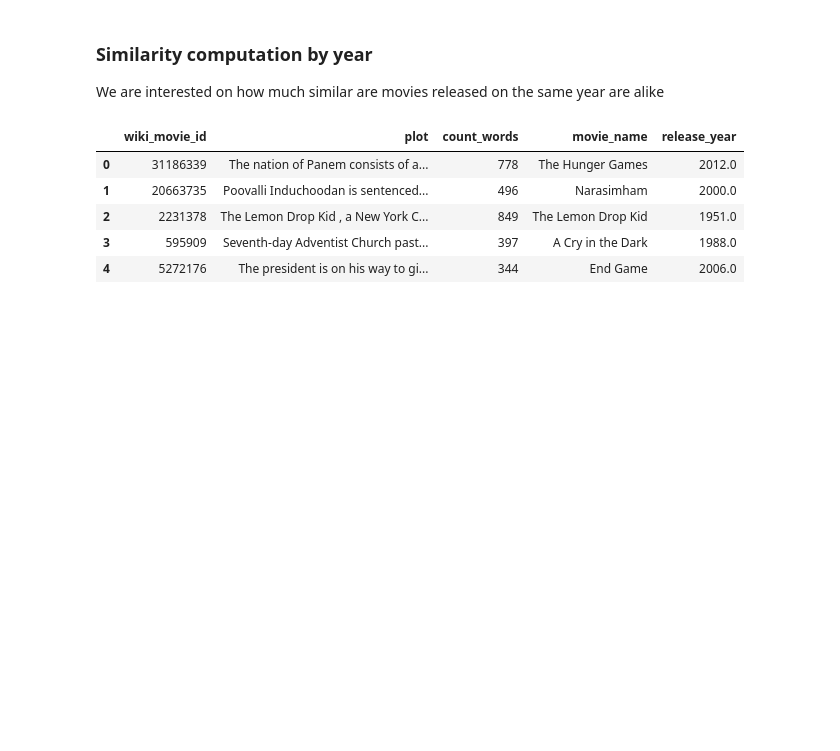
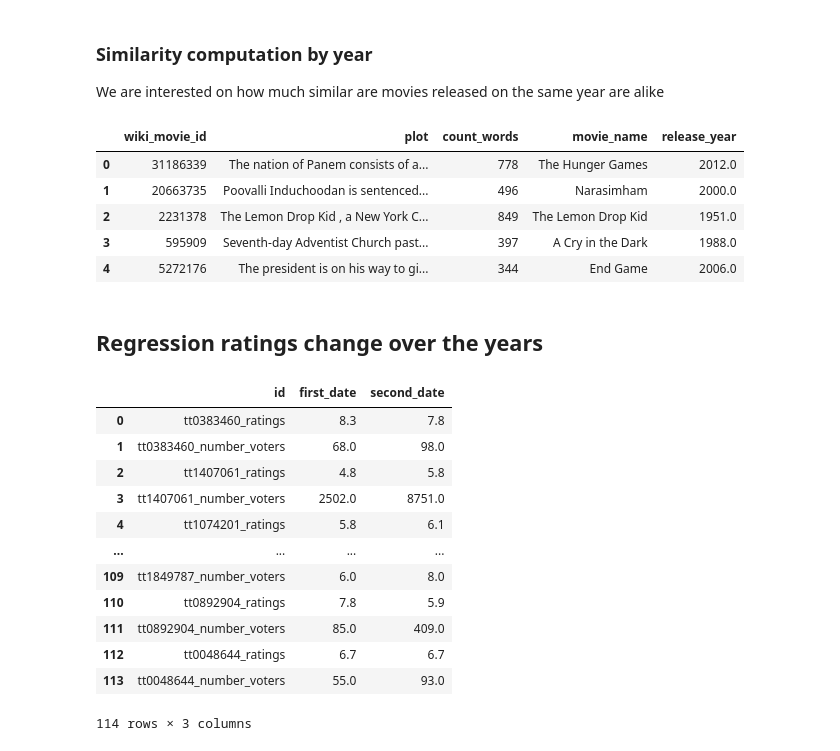
Before and after one commit to epfl-ada/ada-2023-project-msosm, a Jupyter notebook: main.ipynb, the cells around one changed output. Saved outputs shown, nothing was run; the diff lists cells and outputs as text; code cells hidden in the pictures; blank space fills up the shorter version.

Commit message:
imdb scraping and preprocessing

```diff
--- a/main.ipynb
+++ b/main.ipynb
@@ -651,3 +651,23 @@ plot_similarity_enriched.head()
 #    for idx, row in group.iterrows():
 #        preprocessed_text = preprocess_text(row['plot'])
 #        print(preprocessed_text)
+# %% [markdown]
+## Regression ratings change over the years
+# %%
+imdb_ratings = pd.read_csv('MovieSummaries/imbd_ratings.csv')
+imdb_ratings.rename( columns={'Unnamed: 0':'id'}, inplace=True )
+imdb_ratings
+# %% [output]
+|  | id | first_date | second_date |
+| 0 | tt0383460_ratings | 8.3 | 7.8 |
+| 1 | tt0383460_number_voters | 68.0 | 98.0 |
+| 2 | tt1407061_ratings | 4.8 | 5.8 |
+| 3 | tt1407061_number_voters | 2502.0 | 8751.0 |
+| 4 | tt1074201_ratings | 5.8 | 6.1 |
+| ... | ... | ... | ... |
+| 109 | tt1849787_number_voters | 6.0 | 8.0 |
+| 110 | tt0892904_ratings | 7.8 | 5.9 |
+| 111 | tt0892904_number_voters | 85.0 | 409.0 |
+| 112 | tt0048644_ratings | 6.7 | 6.7 |
+| 113 | tt0048644_number_voters | 55.0 | 93.0 |
+114 rows × 3 columns
```
Also changed, not shown: parts of 4 cells of this notebook, 3 other files.
